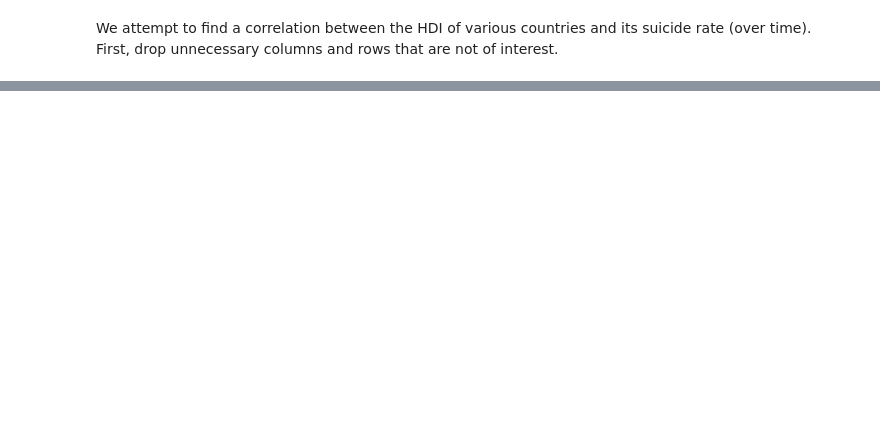
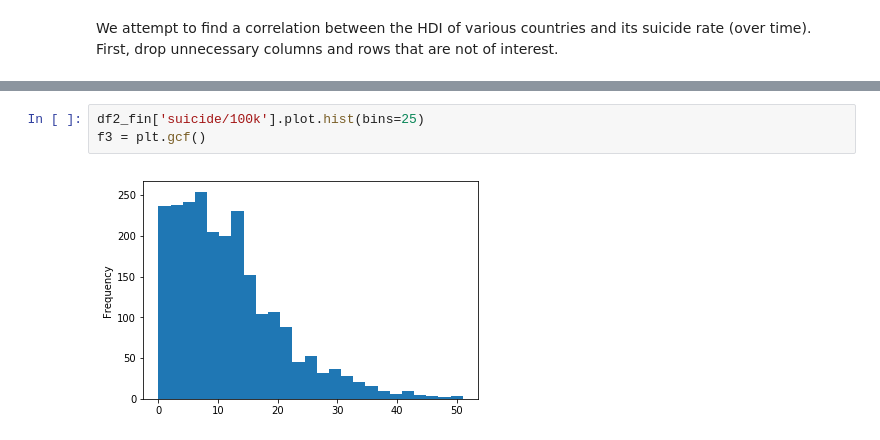
Before and after one commit to mahibhosain/suicide-analysis, a Jupyter notebook: suicide-analysis.ipynb, the cells around one changed output, grey strips where cells are left out. Saved outputs shown, nothing was run; the diff lists cells and outputs as text; blank space fills up the shorter version.

```diff
--- a/suicide-analysis.ipynb
+++ b/suicide-analysis.ipynb
@@ -109,0 +304,5 @@ https://pandas.pydata.org/pandas-docs/stable/indexing.html#deprecate-loc-reindex
+# %%
+df2_fin['suicide/100k'].plot.hist(bins=25)
+f3 = plt.gcf()
+# %% [output]
+[figure, added]
```
Also changed, not shown: parts of 38 cells of this notebook.
